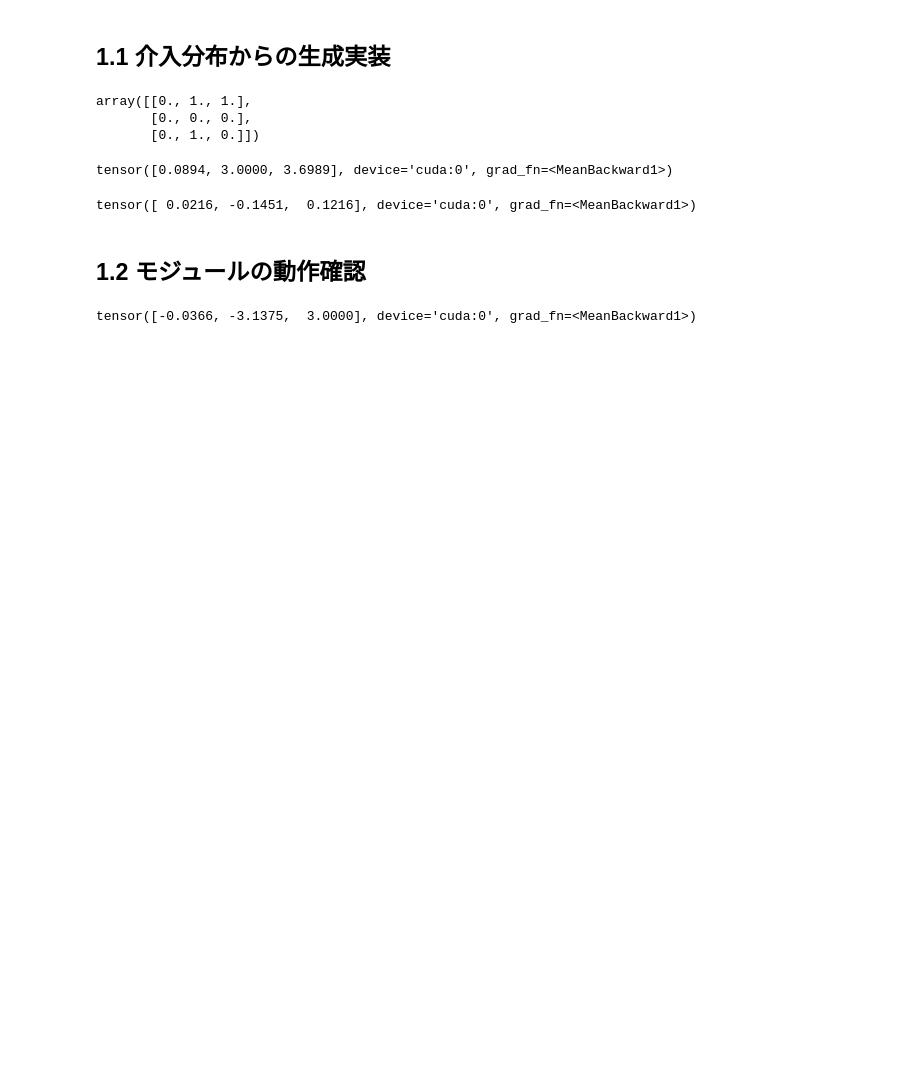
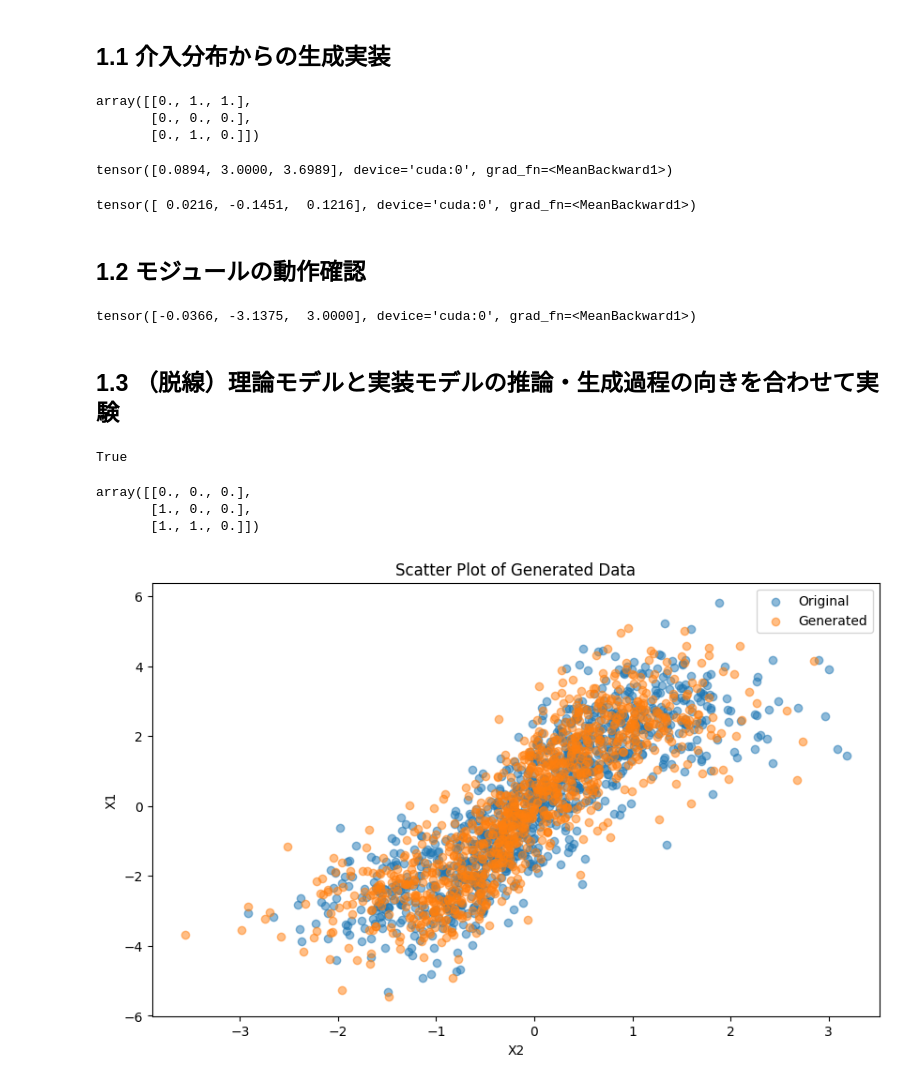
Before and after one commit to hashikun917/Diffusion, a Jupyter notebook: notebooks/250729CareFLによる介入分布からの生成と反事実推論.ipynb, the cells around one changed output. Cells and saved outputs as stored; diff of their text form; code cells hidden in the pictures; blank space fills up the shorter version.

Commit message:
CAREFLおよび真モデルによる反事実推論の実装とノートブックによる実験

```diff
--- a/notebooks/250729CareFLによる介入分布からの生成と反事実推論.ipynb
+++ b/notebooks/250729CareFLによる介入分布からの生成と反事実推論.ipynb
@@ -93,3 +93,5 @@ x = carefl.predict_intervention(int_idx, int_val, n_samples=1000)
 x.mean(0)
 # %% [output]
 tensor([-0.0366, -3.1375,  3.0000], device='cuda:0', grad_fn=<MeanBackward1>)
+# %% [markdown]
+## 1.3 （脱線）理論モデルと実装モデルの推論・生成過程の向きを合わせて実験
@@ -95,0 +123,35 @@ tensor([-0.0366, -3.1375,  3.0000], device='cuda:0', grad_fn=<MeanBackward1>)
+# %%
+carefl.carefl.inverse_model
+# %% [output]
+True
+# %%
+flow, loss_vals = carefl._train()
+# %%
+carefl.B_true
+# %% [output]
+array([[0., 0., 0.],
+       [1., 0., 0.],
+       [1., 1., 0.]])
+# %%
+import matplotlib.pyplot as plt
+import numpy as np
+import torch
+
+x_idx = 2
+y_idx = 1
+
+n = 1000
+xs = flow.sample(n)
+X_gen = xs[-1].detach().cpu().numpy()
+X = carefl.X
+
+plt.figure(figsize=(10, 6))
+plt.scatter(X[:, x_idx], X[:, y_idx], alpha=0.5, label='Original')
+plt.scatter(X_gen[:, x_idx], X_gen[:, y_idx], alpha=0.5, label='Generated')
+plt.xlabel(f'X{x_idx}')
+plt.ylabel(f'X{y_idx}')
+plt.title('Scatter Plot of Generated Data')
+plt.legend()
+plt.show()
+# %% [output]
+[figure, added]
```
Also changed, not shown: parts of 24 cells of this notebook, 4 other files.
